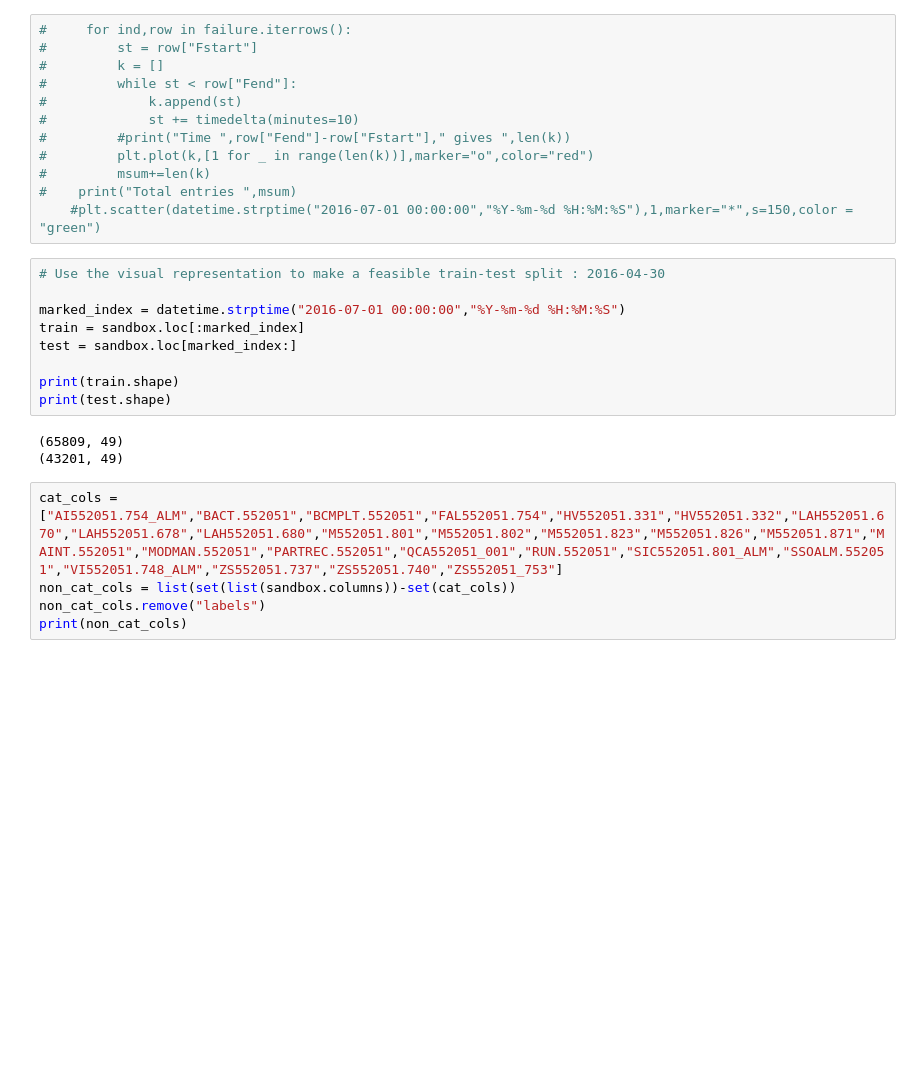
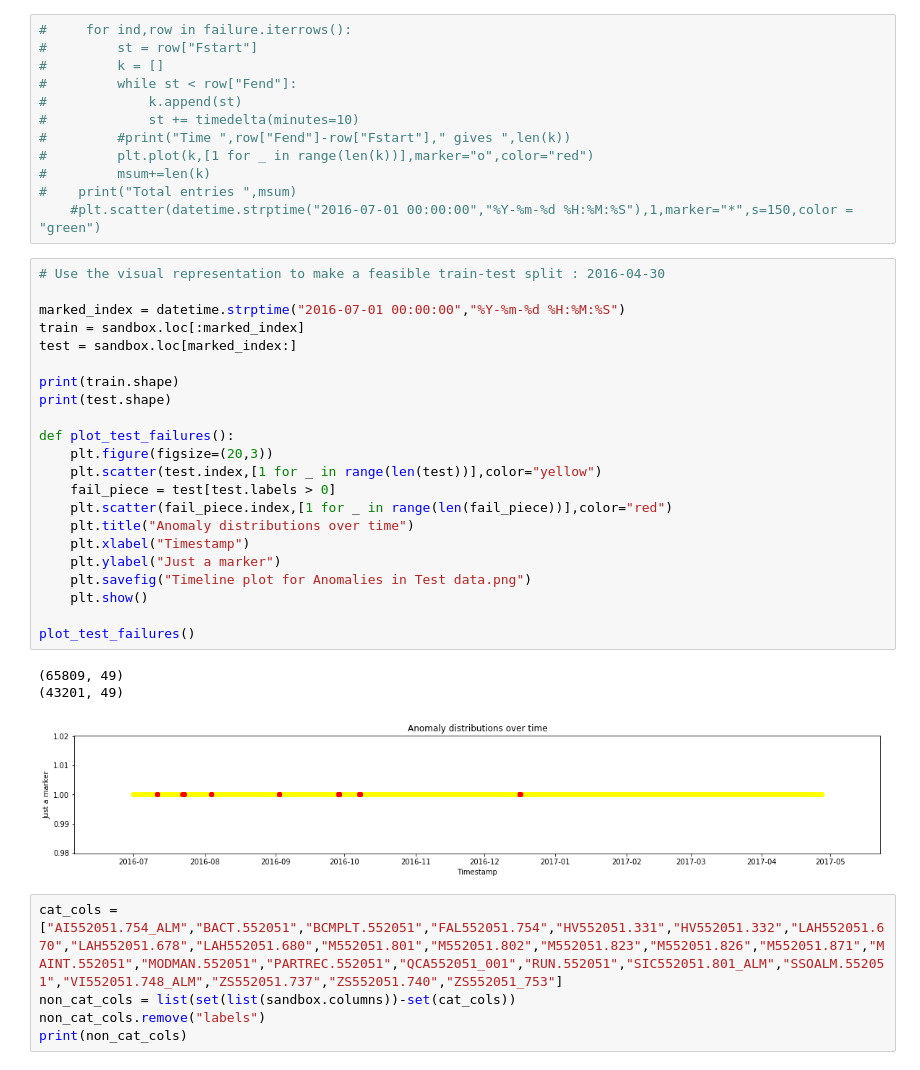
Before and after one commit to PraveenVenugopal/novaritis-data-challenge, a Jupyter notebook: Visuals.ipynb, the cells around one changed output. Drawn from its saved outputs; the diff is of its cells as text; blank space fills up the shorter version.

Commit message:
Modified data processor

```diff
--- a/Visuals.ipynb
+++ b/Visuals.ipynb
@@ -72,15 +76,29 @@ plot_failures()
 # %%
 # Use the visual representation to make a feasible train-test split : 2016-04-30
 
 marked_index = datetime.strptime("2016-07-01 00:00:00","%Y-%m-%d %H:%M:%S")
 train = sandbox.loc[:marked_index]
 test = sandbox.loc[marked_index:]
 
 print(train.shape)
 print(test.shape)
+
+def plot_test_failures():
+    plt.figure(figsize=(20,3))
+    plt.scatter(test.index,[1 for _ in range(len(test))],color="yellow")
+    fail_piece = test[test.labels > 0]
+    plt.scatter(fail_piece.index,[1 for _ in range(len(fail_piece))],color="red")
+    plt.title("Anomaly distributions over time")
+    plt.xlabel("Timestamp")
+    plt.ylabel("Just a marker")
+    plt.savefig("Timeline plot for Anomalies in Test data.png")
+    plt.show()
+
+plot_test_failures()
 # %% [output]
 (65809, 49)
 (43201, 49)
+[figure, added]
 # %%
 cat_cols = ["AI552051.754_ALM","BACT.552051","BCMPLT.552051","FAL552051.754","HV552051.331","HV552051.332","LAH552051.670","LAH552051.678","LAH552051.680","M552051.801","M552051.802","M552051.823","M552051.826","M552051.871","MAINT.552051","MODMAN.552051","PARTREC.552051","QCA552051_001","RUN.552051","SIC552051.801_ALM","SSOALM.552051","VI552051.748_ALM","ZS552051.737","ZS552051.740","ZS552051_753"]
 non_cat_cols = list(set(list(sandbox.columns))-set(cat_cols))
```
Also changed, not shown: parts of 1 cell of this notebook, 7 other files.
